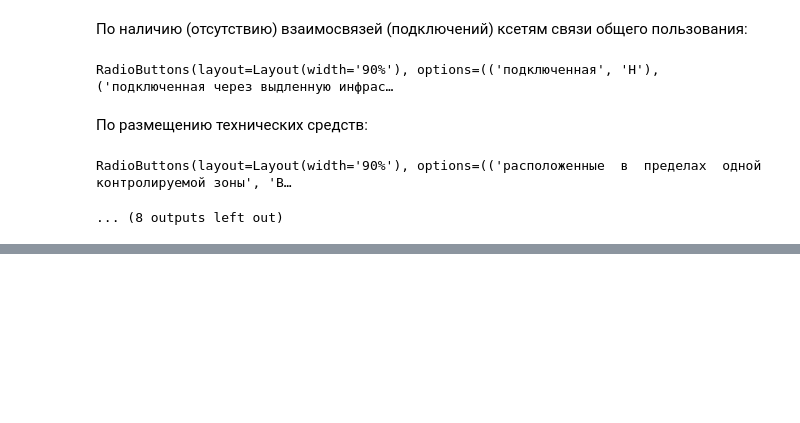
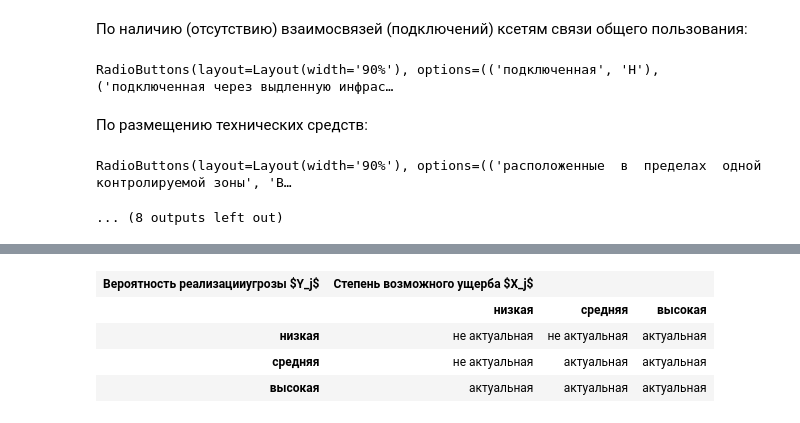
Before and after one commit to Darkclainer/UIBAS_DZ1, a Jupyter notebook: DZ2.ipynb, the cells around one changed output, grey strips where cells are left out. Saved outputs shown, nothing was run; the diff lists cells and outputs as text; code cells hidden in the pictures; blank space fills up the shorter version.

```diff
--- a/DZ2.ipynb
+++ b/DZ2.ipynb
@@ -244,0 +420,37 @@ baba
+# %%
+%%html
+<table>
+<tr>
+    <th rowspan="2">Вероятность реализации</br>угрозы $Y_j$</th>
+    <th colspan="3">Степень возможного ущерба $X_j$</th>
+</tr>
+<tr>
+    <th>низкая</th>
+    <th>средняя</th>
+    <th>высокая</th>
+</tr>
+<tr>
+    <th>низкая</th>
+    <td style="background-color:#80ff80">не актуальная</td>
+    <td style="background-color:#80ff80">не актуальная</td>
+    <td style="background-color:#ff8080">актуальная</td>
+</tr>
+<tr>
+    <th>средняя</th>
+    <td style="background-color:#80ff80">не актуальная</td>
+    <td style="background-color:#ff8080">актуальная</td>
+    <td style="background-color:#ff8080">актуальная</td>
+</tr>
+<tr>
+    <th>высокая</th>
+    <td style="background-color:#ff8080">актуальная</td>
+    <td style="background-color:#ff8080">актуальная</td>
+    <td style="background-color:#ff8080">актуальная</td>
+</tr>
+</table>
+# %% [output]
+| Вероятность реализацииугрозы $Y_j$ | Степень возможного ущерба $X_j$ |  |  |
+|  | низкая | средняя | высокая |
+| низкая | не актуальная | не актуальная | актуальная |
+| средняя | не актуальная | актуальная | актуальная |
+| высокая | актуальная | актуальная | актуальная |
```
Also changed, not shown: parts of 20 cells of this notebook.
